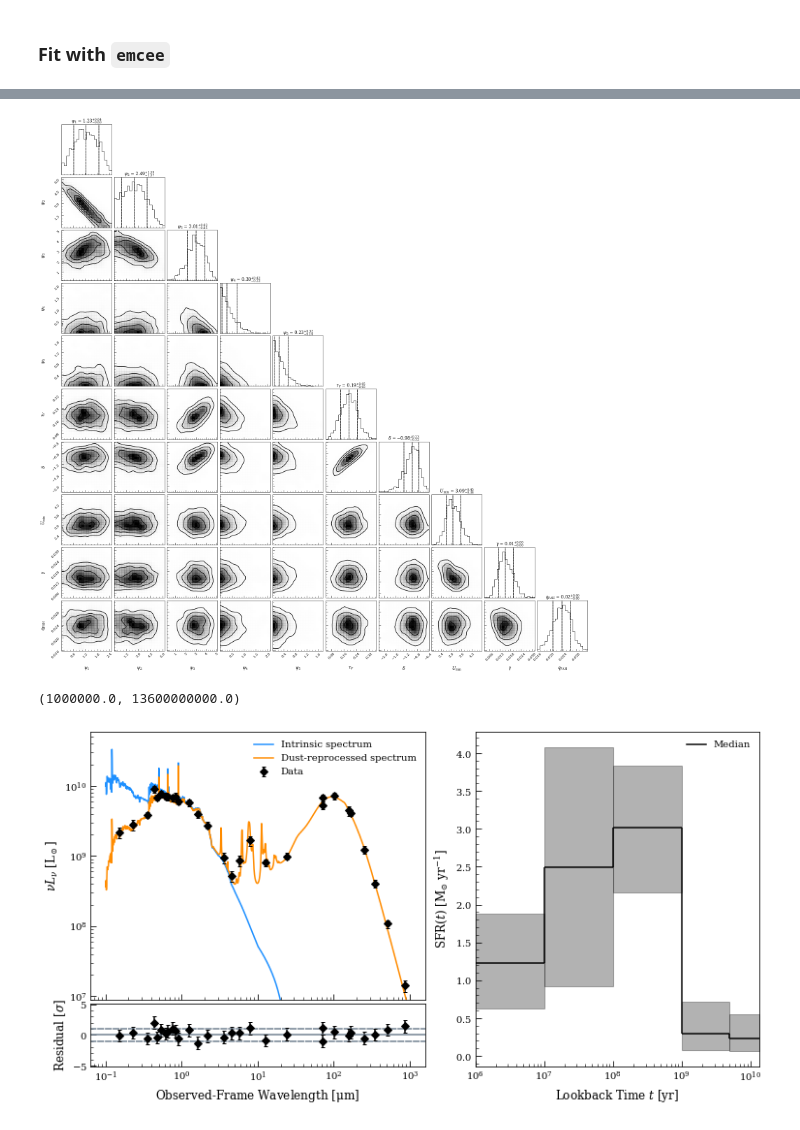
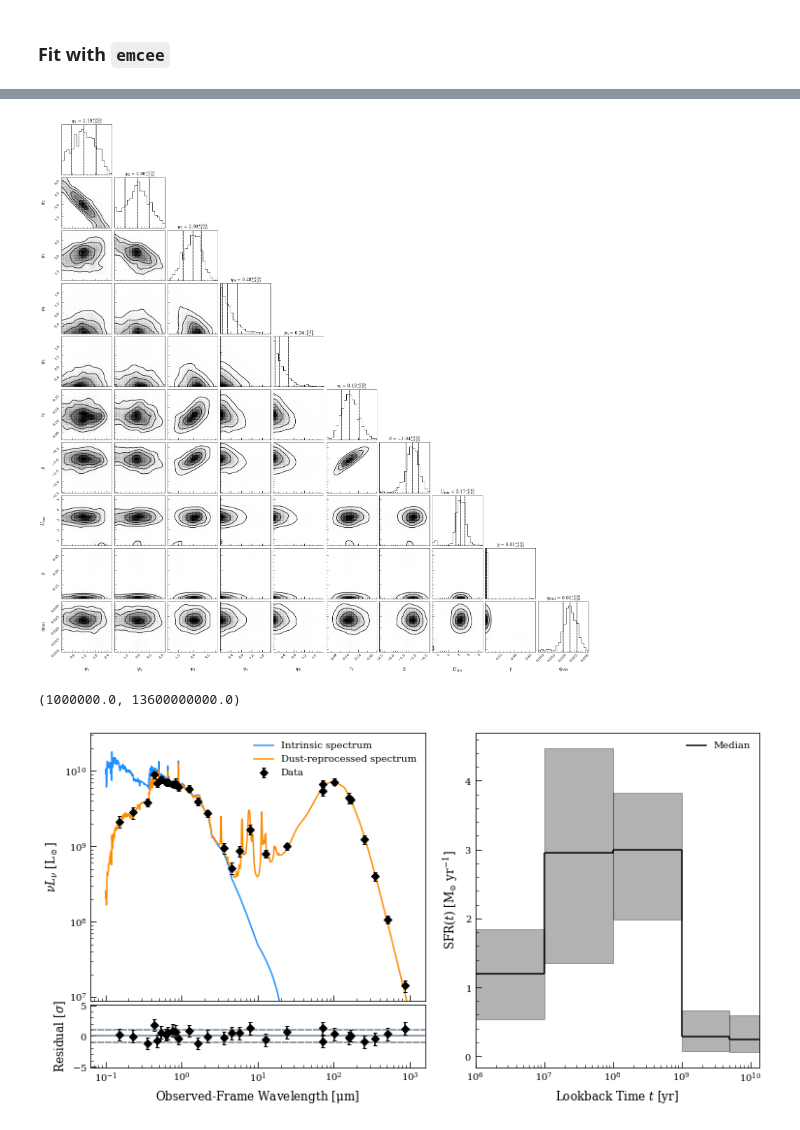
Before and after one commit to ebmonson/lightningpy, a Jupyter notebook: fit_ngc337_demo.ipynb, the cells around one changed output, grey strips where cells are left out. Saved outputs shown, nothing was run; the diff lists cells and outputs as text; code cells hidden in the pictures.

Commit message:
Add model uncertainty option

```diff
--- a/fit_ngc337_demo.ipynb
+++ b/fit_ngc337_demo.ipynb
@@ -35,10 +35,12 @@ l = Lightning(filter_labels,
               SFH_type='Piecewise-Constant',
               atten_type='Modified-Calzetti',
               dust_emission=True,
+              model_unc=0.10,
               print_setup_time=True)
 
 l.flux_obs = fnu_obs * 1e3
 # No model uncertainty implemented yet, though that will be trivial to add
-flux_unc_total = np.sqrt(fnu_unc**2 + (0.10 * fnu_obs)**2)
-l.flux_unc = flux_unc_total * 1e3
+# flux_unc_total = np.sqrt(fnu_unc**2 + (0.10 * fnu_obs)**2)
+# l.flux_unc = flux_unc_total * 1e3
+l.flux_unc = fnu_unc * 1e3
 # %% [output]
@@ -122,7 +124,7 @@ labels = [r'$\psi_1$', r'$\psi_2$', r'$\psi_3$', r'$\psi_4$', r'$\psi_5$',
 
 fig = corner(chain, labels=labels, quantiles=(0.16, 0.50, 0.84), smooth=1, show_titles=True)
 # %% [output]
-[figure, old version]
+[figure, new version]
 # %%
 # Get best-fitting SED
 bestfit = np.argmax(logprob_chain)
@@ -133,6 +135,8 @@ bestfit_params[var_dim] = bestfit_samples
 lnu_hires_best, lnu_hires_intr_best = l.get_model_lnu_hires(bestfit_params)
 lnu_best, lnu_intr_best = l.get_model_lnu(bestfit_params)
 
+lnu_unc_total = np.sqrt(l.Lnu_unc**2 + (l.model_unc * lnu_best)**2)
+
 # Get the quantiles of the SFH
 sfh_q = np.quantile(chain[:,:5], q=(0.16, 0.5, 0.84), axis=0)
 # %%
@@ -148,7 +152,7 @@ ax1.plot(l.wave_grid_obs, l.nu_grid_obs * lnu_hires_intr_best,
 ax1.plot(l.wave_grid_obs, l.nu_grid_obs * lnu_hires_best,
             color='darkorange', label='Dust-reprocessed spectrum')
 
-ax1.errorbar(l.wave_obs, l.nu_obs * l.Lnu_obs, yerr=l.nu_obs * l.Lnu_unc,
+ax1.errorbar(l.wave_obs, l.nu_obs * l.Lnu_obs, yerr=l.nu_obs * lnu_unc_total,
                 marker='D', color='k', markerfacecolor='k', capsize=2, linestyle='',
                 label='Data')
 
@@ -159,7 +163,7 @@ ax1.set_yscale('log')
 ax1.set_ylim(0.9 * 1e7,)
 ax1.legend(loc='upper right')
 
-delchi = (l.Lnu_obs - lnu_best) / l.Lnu_unc
+delchi = (l.Lnu_obs - lnu_best) / lnu_unc_total
 
 ax2.axhline(0, color='slategray', linestyle='-')
 ax2.axhline(-1, color='slategray', linestyle='--')
@@ -168,31 +172,31 @@ ax2.axhline(1, color='slategray', linestyle='--')
 ax2.errorbar(l.wave_obs, delchi, yerr=(1 + np.zeros_like(delchi)),
              marker='D', color='k', markerfacecolor='k', capsize=2, linestyle='')
 
 ax2.set_xscale('log')
 ax2.set_xlim(ax1.get_xlim())
 ax2.set_ylim(-5.1,5.1)
 
 ax2.set_xlabel(r'Observed-Frame Wavelength $[\rm \mu m]$')
 ax2.set_ylabel(r'Residual $[\sigma]$')
 
 # Making nice step plots remains an annoyance
 #print(sfh_q.shape)
 for i in np.arange(len(l.ages) - 1):
     ax3.fill_between([l.ages[i], l.ages[i+1]],
                         [sfh_q[0,i], sfh_q[0,i]],
                         [sfh_q[2,i], sfh_q[2,i]],
                         color='k', alpha=0.3)
     l1 = ax3.hlines(sfh_q[1,i], l.ages[i], l.ages[i+1], color='k')
     if (i < len(l.ages) - 2):
         ax3.vlines(l.ages[i+1], sfh_q[1,i], sfh_q[1,i+1], color='k')
 
 ax3.legend([l1], ['Median'], loc='upper right')
 
 ax3.set_xlabel(r'Lookback Time $t$ [yr]')
 ax3.set_ylabel(r'${\rm SFR}(t)\ [\rm M_{\odot}\ yr^{-1}]$')
 
 ax3.set_xscale('log')
 ax3.set_xlim(1e6,13.6*10**9)
 # %% [output]
 (1000000.0, 13600000000.0)
-[figure, old version]
+[figure, new version]
```
Also changed, not shown: parts of 3 cells of this notebook, 2 other files.
